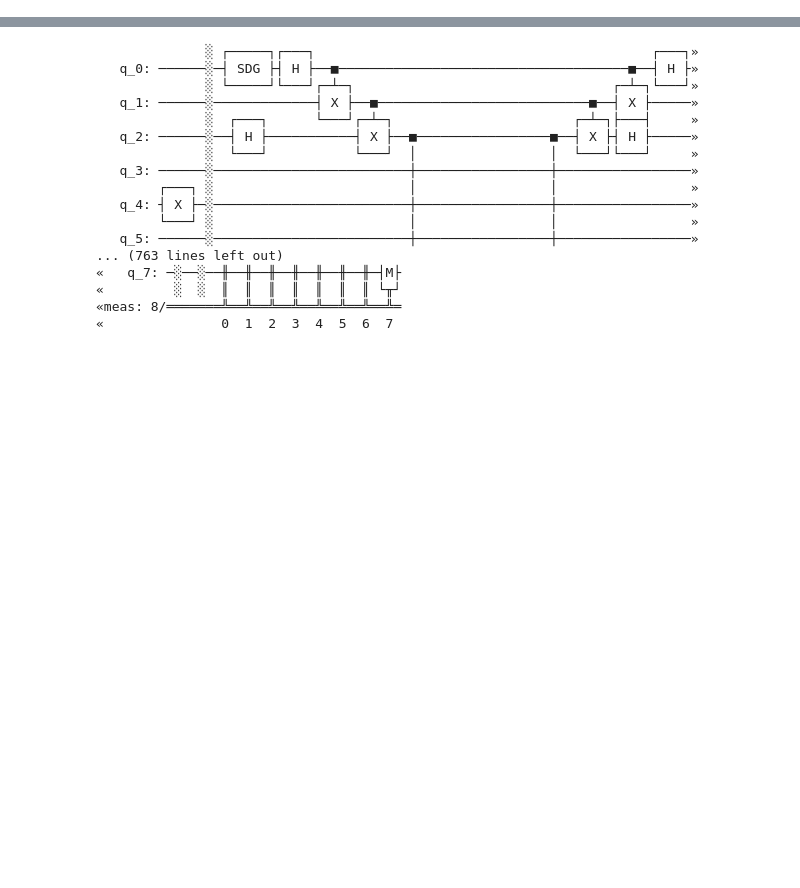
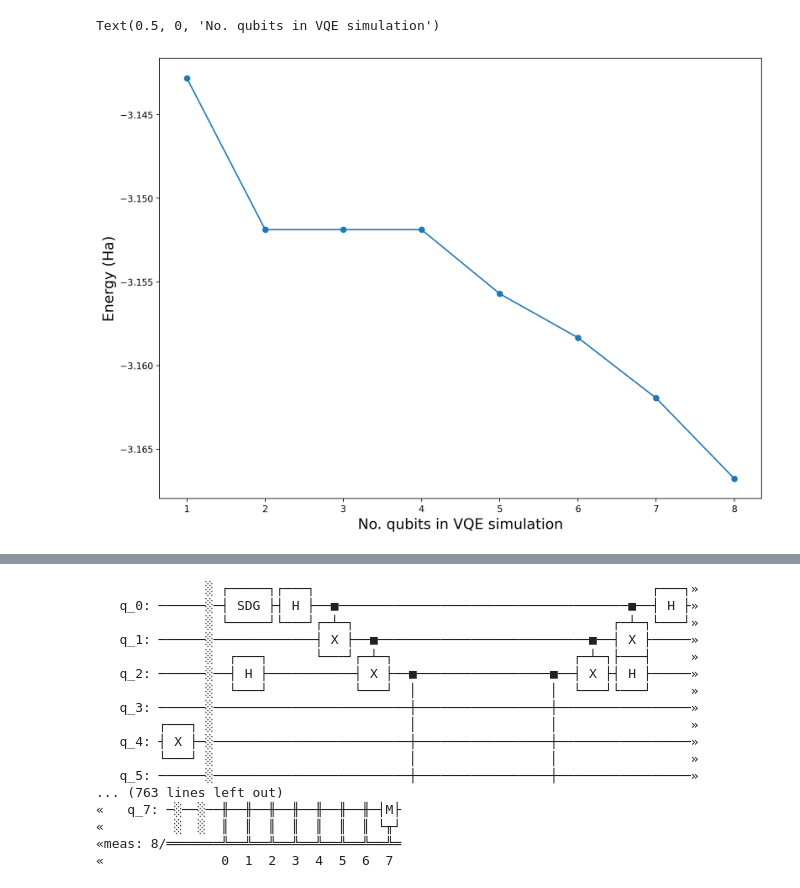
Before and after one commit to wmkirby1/CS-VQE, a Jupyter notebook: HeH+ Example.ipynb, the cells around one changed output, grey strips where cells are left out. Saved outputs shown, nothing was run; the diff lists cells and outputs as text; code cells hidden in the pictures; blank space fills up the shorter version.

```diff
--- a/HeH+ Example.ipynb
+++ b/HeH+ Example.ipynb
@@ -146,6 +155,10 @@ A = {p:ep_state[1][index] for index, p in enumerate(model[1])}
 r1 = ep_state[1][0]
 r2 = ep_state[1][1]
 
+#reduced hamiltonians
+order = [6, 0, 1, 2, 3, 4, 5, 7] #optimal: [6, 4, 0, 2, 3, 1, 5, 7]
+ham_red = c.get_reduced_hamiltonians(ham,model,fn_form,ep_state,order)
+
 #rotate the hamiltonians
 rotations = (c.diagonalize_epistemic(model,fn_form,ep_state))[0]
 ham, ham_noncon, ham_context = eig.rotate_hamiltonian(rotations, ham, ham_noncon, ham_context)
@@ -229,3 +257,19 @@ true_gs
+# %%
+X=range(1, 9)
+Y=[]
+for no_q in X:
+    ham_red_q = qonvert.dict_to_QubitOperator(ham_red[no_q-1])
+    gs_red = get_ground_state(get_sparse_operator(ham_red_q, no_q).toarray())
+    Y.append(gs_red[0])
+
+figure(figsize=(12, 9), dpi=200)
+plt.plot(X, Y)
+plt.scatter(X, Y)
+plt.ylabel('Energy (Ha)',fontsize=16)
+plt.xlabel('No. qubits in VQE simulation',fontsize=16)
+# %% [output]
+Text(0.5, 0, 'No. qubits in VQE simulation')
+[figure, added]
 # %%
 #take expectation value algebraically
 from matplotlib import pyplot as plt
```
Also changed, not shown: parts of 23 cells of this notebook, 2 other files.
